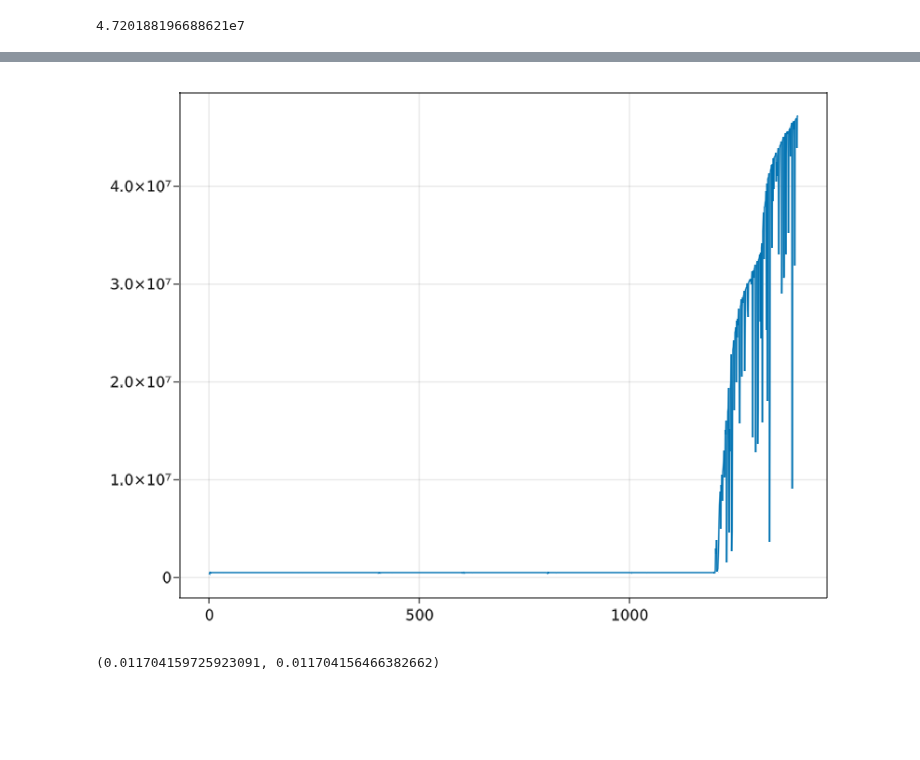
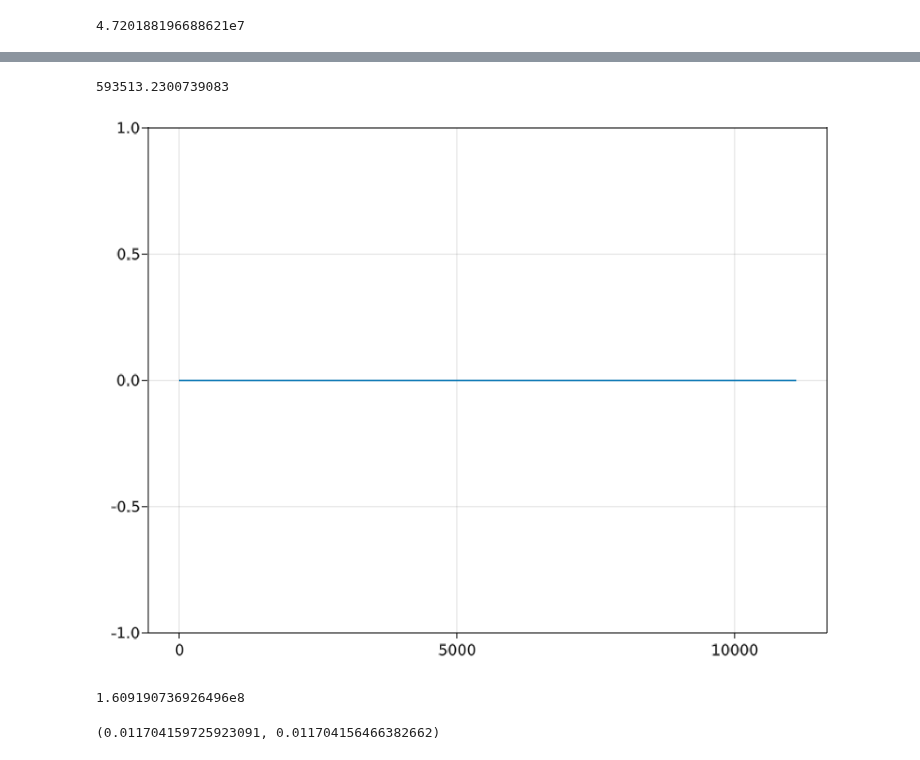
Before and after one commit to WenjieYao/RamanInFluid, a Jupyter notebook: Main.ipynb, the cells around one changed output, grey strips where cells are left out. Cells and saved outputs as stored; diff of their text form; code cells hidden in the pictures; blank space fills up the shorter version.

```diff
--- a/Main.ipynb
+++ b/Main.ipynb
@@ -266,9 +269,23 @@ fig
 # %%
-gvalues = readdlm("gvalue.txt", Float64)
-gavlues = gvalues[:]
-GLMakie.lines(range(1, length=length(gvalues)), gvalues[:])
+# gvalues = readdlm("gvalue.txt", Float64)
+# gavlues = gvalues[:]
+# GLMakie.lines(range(1, length=length(gvalues)), gvalues[:])
+grad = zeros(gridap.np)
+g0_p(p0, grad; kb, phys1, phys2, control, gridap)
 # %% [output]
-[figure, removed]
+593513.2300739083
+# %%
+GLMakie.lines(range(1, length=length(grad)), grad[:])
+# %% [output]
+[figure, added]
+# %%
+B_temp = assemble_matrix(gridap.FE_U, gridap.FE_V) do u, v
+    ∫((1 - pth) * (conj(∇(v) ⋅ ∇(u1h)) * ((∇(u) ⋅ ∇(u1h)))))gridap.dΩ_d +
+    ∫((x->fr(x, control.hrd[2] + 50, control.hrd[1])) * (conj(∇(v) ⋅ ∇(u1h)) * ((∇(u) ⋅ ∇(u1h)))))gridap.dΩ
+end
+g_temp = real(v2_vec' * B_temp * v2_vec)
+# %% [output]
+1.609190736926496e8
 # %%
 p0 = rand(gridap.np)
 δp = rand(gridap.np)*1e-8
```
Also changed, not shown: parts of 7 cells of this notebook, 6 other files.
